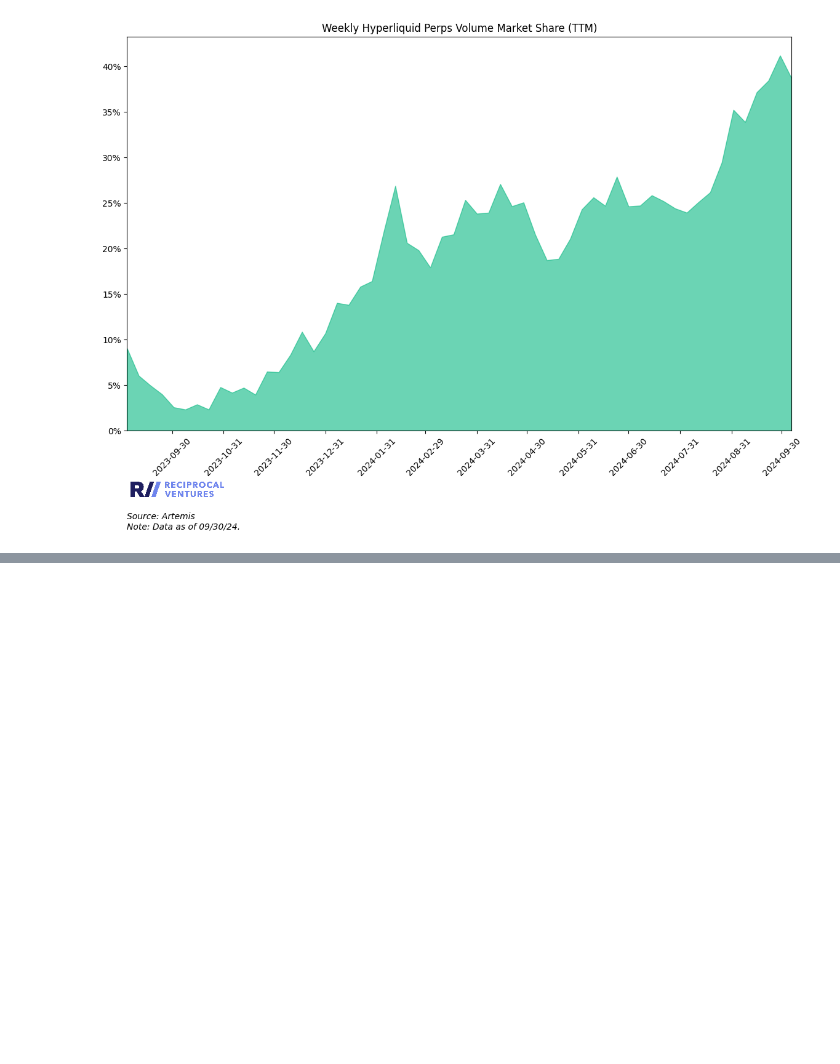
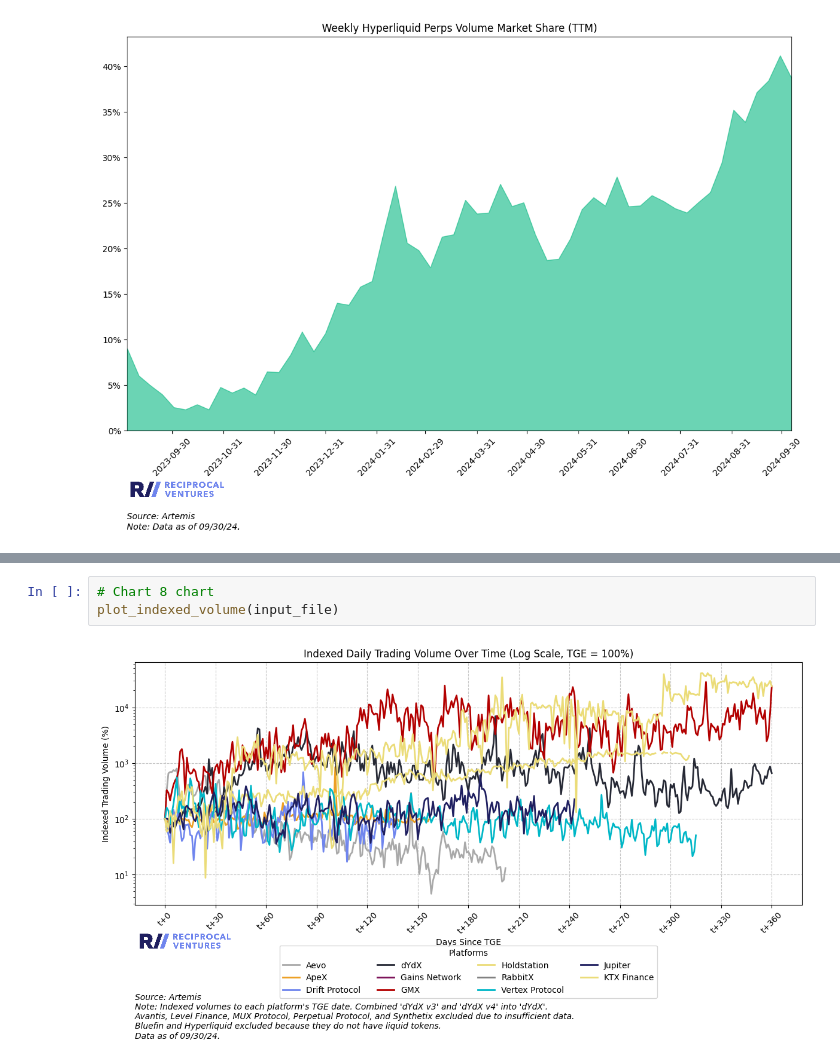
Before and after one commit to jimboevans/Hyperliquid-blog-post, a Jupyter notebook: analysis.ipynb, the cells around one changed output, grey strips where cells are left out. Drawn from its saved outputs; the diff is of its cells as text; blank space fills up the shorter version.

```diff
--- a/analysis.ipynb
+++ b/analysis.ipynb
@@ -547,0 +777,5 @@ plot_hyperliquid_percentage(input_file)
+# %%
+# Chart 8 chart
+plot_indexed_volume(input_file)
+# %% [output]
+[figure, added]
```
Also changed, not shown: parts of 8 cells of this notebook.
